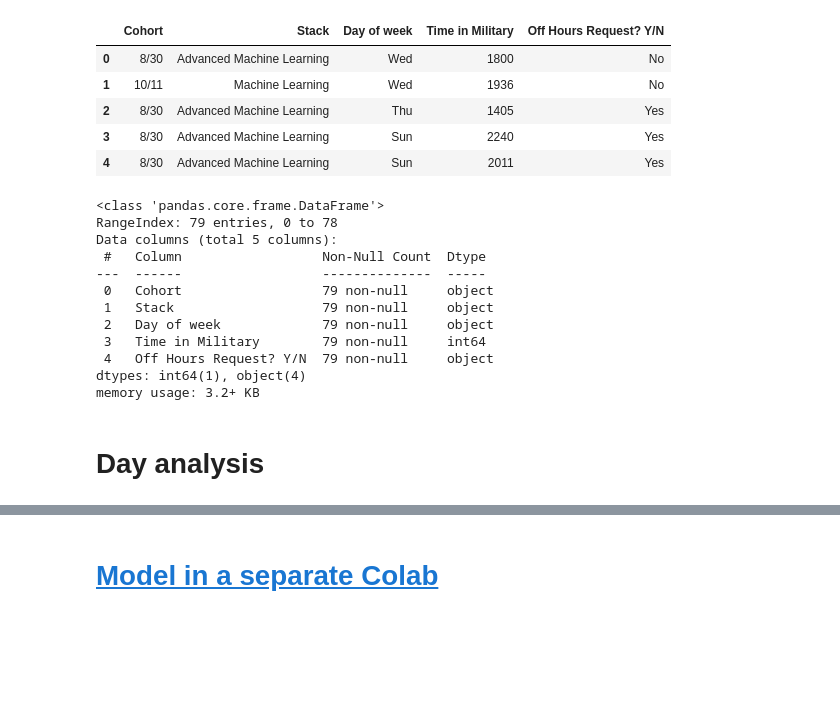
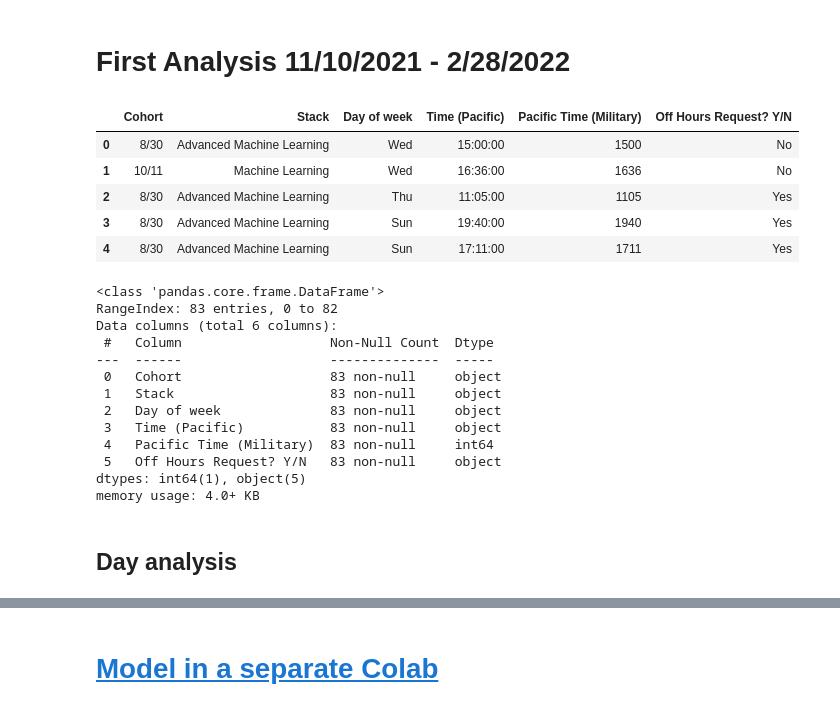
Before and after one commit to sachsac/teaching_data, a Jupyter notebook: TA_Hours_Analysis.ipynb, the cells around one changed output, grey strips where cells are left out. Drawn from its saved outputs; the diff is of its cells as text; code cells hidden in the pictures; blank space fills up the shorter version.

```diff
--- a/TA_Hours_Analysis.ipynb
+++ b/TA_Hours_Analysis.ipynb
@@ -7,34 +27,37 @@ import pandas as pd
 import numpy as np
 import seaborn as sns
 import matplotlib.pyplot as plt
+# %% [markdown]
+# First Analysis 11/10/2021 - 2/28/2022
 # %%
-df = pd.read_excel('/content/drive/MyDrive/Work/Independent Projects/TA work/TA helping.xlsx', usecols=['Cohort', 'Stack', 'Day of week','Time in Military', 'Off Hours Request? Y/N'])
+df = pd.read_excel('/content/drive/MyDrive/Work/Independent Projects/TA work/TA helping.xlsx', sheet_name='BAS', usecols=['Cohort', 'Stack', 'Day of week','Time (Pacific)', 'Pacific Time (Military)', 'Off Hours Request? Y/N'])
 df.head()
 # %% [output]
-|  | Cohort | Stack | Day of week | Time in Military | Off Hours Request? Y/N |
-| 0 | 8/30 | Advanced Machine Learning | Wed | 1800 | No |
-| 1 | 10/11 | Machine Learning | Wed | 1936 | No |
-| 2 | 8/30 | Advanced Machine Learning | Thu | 1405 | Yes |
-| 3 | 8/30 | Advanced Machine Learning | Sun | 2240 | Yes |
-| 4 | 8/30 | Advanced Machine Learning | Sun | 2011 | Yes |
+|  | Cohort | Stack | Day of week | Time (Pacific) | Pacific Time (Military) | Off Hours Request? Y/N |
+| 0 | 8/30 | Advanced Machine Learning | Wed | 15:00:00 | 1500 | No |
+| 1 | 10/11 | Machine Learning | Wed | 16:36:00 | 1636 | No |
+| 2 | 8/30 | Advanced Machine Learning | Thu | 11:05:00 | 1105 | Yes |
+| 3 | 8/30 | Advanced Machine Learning | Sun | 19:40:00 | 1940 | Yes |
+| 4 | 8/30 | Advanced Machine Learning | Sun | 17:11:00 | 1711 | Yes |
 # %%
 #how much of a sample size do we have?
 df.info() # number of entries
 # %% [output]
 <class 'pandas.core.frame.DataFrame'>
-RangeIndex: 79 entries, 0 to 78
-Data columns (total 5 columns):
- #   Column                  Non-Null Count  Dtype
----  ------                  --------------  -----
- 0   Cohort                  79 non-null     object
- 1   Stack                   79 non-null     object
- 2   Day of week             79 non-null     object
- 3   Time in Military        79 non-null     int64
- 4   Off Hours Request? Y/N  79 non-null     object
-dtypes: int64(1), object(4)
-memory usage: 3.2+ KB
+RangeIndex: 83 entries, 0 to 82
+Data columns (total 6 columns):
+ #   Column                   Non-Null Count  Dtype
+---  ------                   --------------  -----
+ 0   Cohort                   83 non-null     object
+ 1   Stack                    83 non-null     object
+ 2   Day of week              83 non-null     object
+ 3   Time (Pacific)           83 non-null     object
+ 4   Pacific Time (Military)  83 non-null     int64
+ 5   Off Hours Request? Y/N   83 non-null     object
+dtypes: int64(1), object(5)
+memory usage: 4.0+ KB
 # %% [markdown]
-# Day analysis
+## Day analysis
 # %%
 #my preferred style
 plt.style.use('seaborn')
```
Also changed, not shown: parts of 61 cells of this notebook.
